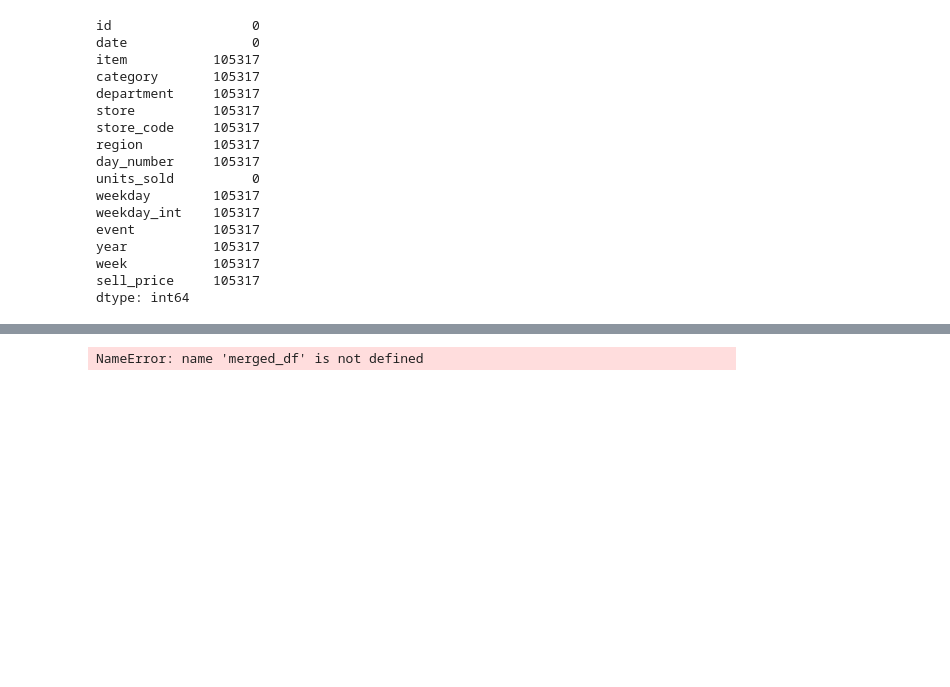
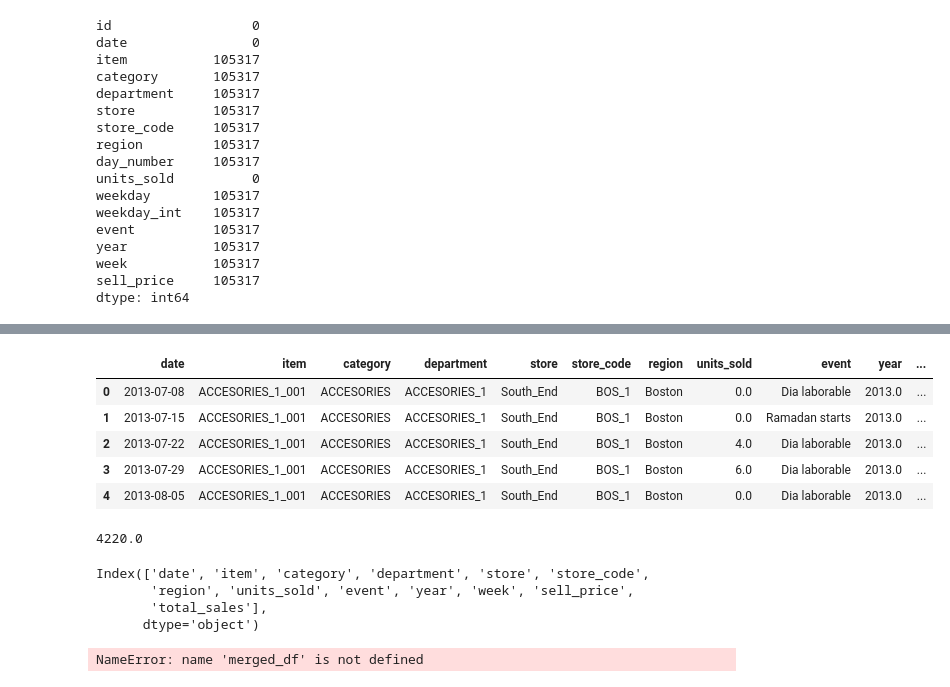
Before and after one commit to alitermat/capstone_retail_TFM, a Jupyter notebook: notebooks/Limpiezadedatos.ipynb, the cells around one changed output, grey strips where cells are left out. Saved outputs shown, nothing was run; the diff lists cells and outputs as text; code cells hidden in the pictures; blank space fills up the shorter version.

```diff
--- a/notebooks/Limpiezadedatos.ipynb
+++ b/notebooks/Limpiezadedatos.ipynb
@@ -632,0 +782,2 @@ df_weekly.drop(columns= ["id","day_number"])
+# %%
+df_weekly['total_sales'] = df_weekly.apply(lambda x: x['units_sold'] * x['sell_price'], axis=1)
@@ -632,0 +789,9 @@ df_weekly.drop(columns= ["id","day_number"])
+# %%
+df_weekly.head()
+# %% [output]
+|  | date | item | category | department | store | store_code | region | units_sold | event | year | ... |
+| 0 | 2013-07-08 | ACCESORIES_1_001 | ACCESORIES | ACCESORIES_1 | South_End | BOS_1 | Boston | 0.0 | Dia laborable | 2013.0 | ... |
+| 1 | 2013-07-15 | ACCESORIES_1_001 | ACCESORIES | ACCESORIES_1 | South_End | BOS_1 | Boston | 0.0 | Ramadan starts | 2013.0 | ... |
+| 2 | 2013-07-22 | ACCESORIES_1_001 | ACCESORIES | ACCESORIES_1 | South_End | BOS_1 | Boston | 4.0 | Dia laborable | 2013.0 | ... |
+| 3 | 2013-07-29 | ACCESORIES_1_001 | ACCESORIES | ACCESORIES_1 | South_End | BOS_1 | Boston | 6.0 | Dia laborable | 2013.0 | ... |
+| 4 | 2013-08-05 | ACCESORIES_1_001 | ACCESORIES | ACCESORIES_1 | South_End | BOS_1 | Boston | 0.0 | Dia laborable | 2013.0 | ... |
@@ -632,0 +801,12 @@ df_weekly.drop(columns= ["id","day_number"])
+# %%
+display(df_weekly["units_sold"].max())
+df_weekly["units_sold"]= df_weekly["units_sold"].astype("int16")
+# %% [output]
+4220.0
+# %%
+df_weekly.columns
+# %% [output]
+Index(['date', 'item', 'category', 'department', 'store', 'store_code',
+       'region', 'units_sold', 'event', 'year', 'week', 'sell_price',
+       'total_sales'],
+      dtype='object')
```
Also changed, not shown: parts of 30 cells of this notebook, 1 other file.
